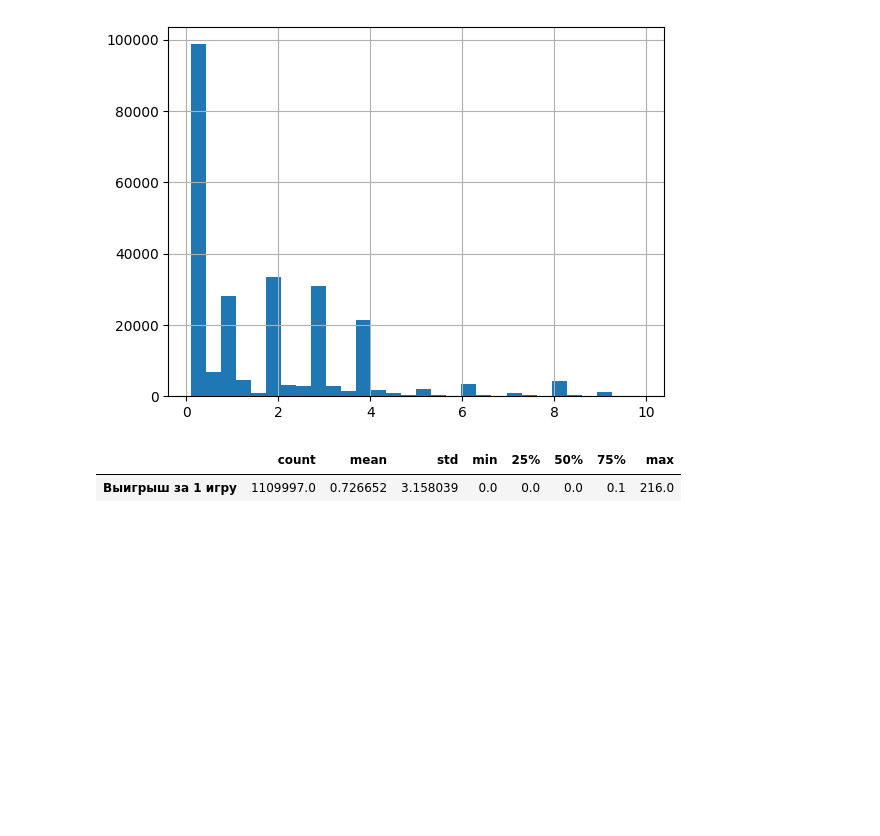
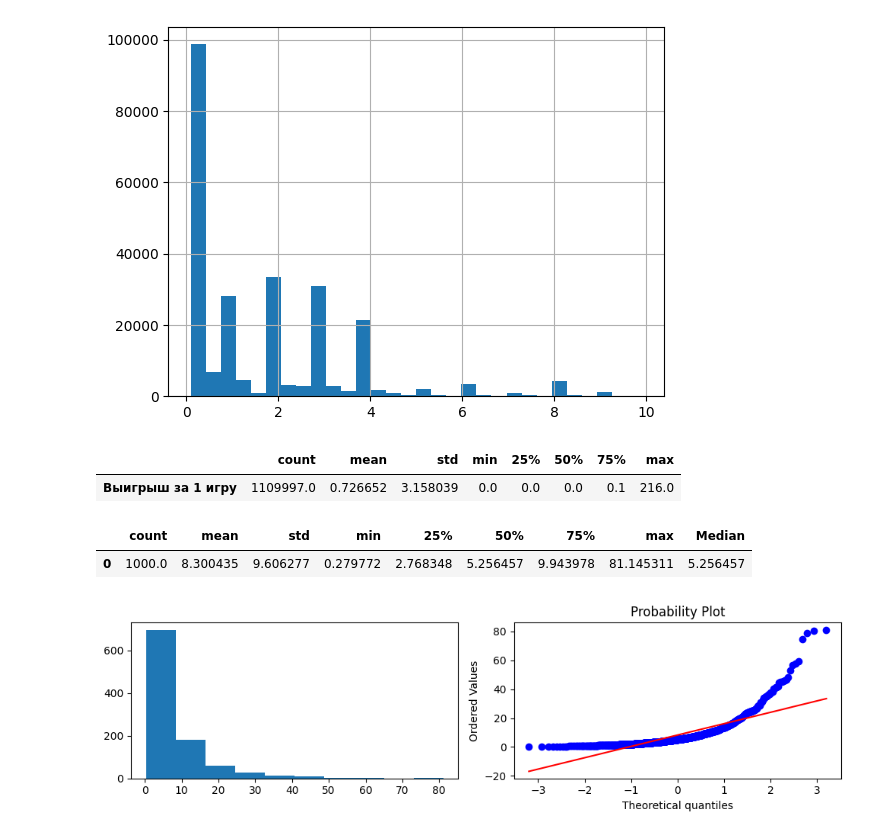
Before and after one commit to ResearchMachine/TestTaskSlotGame, a Jupyter notebook: Solution.ipynb, the cells around one changed output. Cells and saved outputs as stored; diff of their text form; code cells hidden in the pictures; blank space fills up the shorter version.

```diff
--- a/Solution.ipynb
+++ b/Solution.ipynb
@@ -220,3 +220,26 @@ df.describe().T
 # %% [output]
 |  | count | mean | std | min | 25% | 50% | 75% | max |
 | Выигрыш за 1 игру | 1109997.0 | 0.726652 | 3.158039 | 0.0 | 0.0 | 0.0 | 0.1 | 216.0 |
+# %%
+from scipy import stats
+import matplotlib.pyplot as plt
+import pandas as pd
+import numpy as np
+
+# generate non-normal sample
+x = df['Выигрыш за 1 игру']
+
+# plot
+fig, axes = plt.subplots(1, 2, figsize=(10, 3))
+axes[0].hist(x)
+stats.probplot(x, dist=stats.norm, plot=axes[1])
+fig.tight_layout()
+
+# summary statistics
+df1 = pd.DataFrame(x).describe().T
+df1['Median'] = np.median(x)
+df1
+# %% [output]
+|  | count | mean | std | min | 25% | 50% | 75% | max | Median |
+| 0 | 1000.0 | 8.300435 | 9.606277 | 0.279772 | 2.768348 | 5.256457 | 9.943978 | 81.145311 | 5.256457 |
+[figure, added]
```
Also changed, not shown: parts of 3 cells of this notebook.
